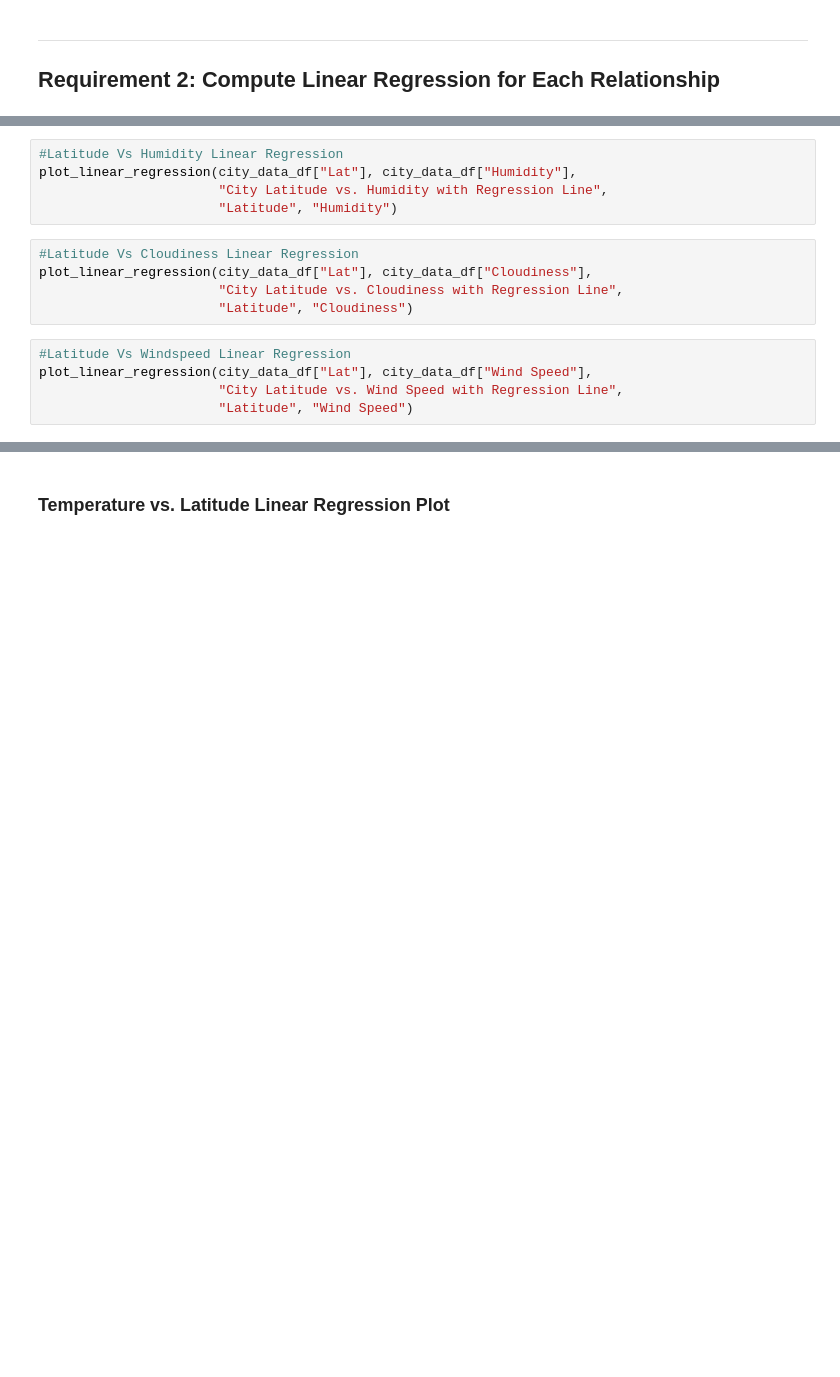
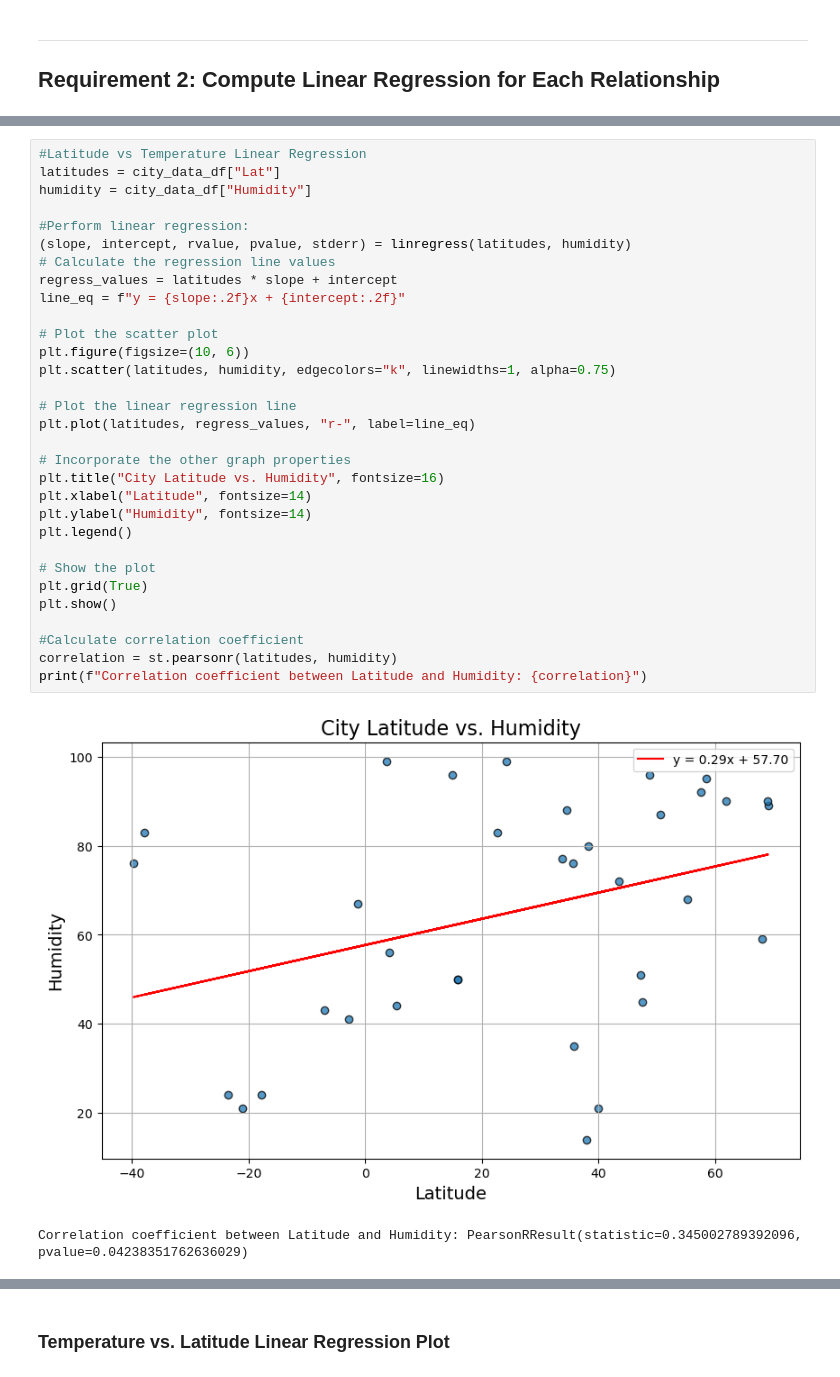
Before and after one commit to mascee/python-api-challenge, a Jupyter notebook: WeatherPy/WeatherPy.ipynb, the cells around one changed output, grey strips where cells are left out. Cells and saved outputs as stored; diff of their text form; blank space fills up the shorter version.

```diff
--- a/WeatherPy/WeatherPy.ipynb
+++ b/WeatherPy/WeatherPy.ipynb
@@ -412,15 +422,34 @@ plt.show()
-# %%
-#Latitude Vs Humidity Linear Regression
-plot_linear_regression(city_data_df["Lat"], city_data_df["Humidity"],
-                       "City Latitude vs. Humidity with Regression Line",
-                       "Latitude", "Humidity")
-# %%
-#Latitude Vs Cloudiness Linear Regression
-plot_linear_regression(city_data_df["Lat"], city_data_df["Cloudiness"],
-                       "City Latitude vs. Cloudiness with Regression Line",
-                       "Latitude", "Cloudiness")
-# %%
-#Latitude Vs Windspeed Linear Regression
-plot_linear_regression(city_data_df["Lat"], city_data_df["Wind Speed"],
-                       "City Latitude vs. Wind Speed with Regression Line",
-                       "Latitude", "Wind Speed")
+# %%
+#Latitude vs Temperature Linear Regression
+latitudes = city_data_df["Lat"]
+humidity = city_data_df["Humidity"]
+
+#Perform linear regression:
+(slope, intercept, rvalue, pvalue, stderr) = linregress(latitudes, humidity)
+# Calculate the regression line values
+regress_values = latitudes * slope + intercept
+line_eq = f"y = {slope:.2f}x + {intercept:.2f}"
+
+# Plot the scatter plot
+plt.figure(figsize=(10, 6))
+plt.scatter(latitudes, humidity, edgecolors="k", linewidths=1, alpha=0.75)
+
+# Plot the linear regression line
+plt.plot(latitudes, regress_values, "r-", label=line_eq)
+
+# Incorporate the other graph properties
+plt.title("City Latitude vs. Humidity", fontsize=16)
+plt.xlabel("Latitude", fontsize=14)
+plt.ylabel("Humidity", fontsize=14)
+plt.legend()
+
+# Show the plot
+plt.grid(True)
+plt.show()
+
+#Calculate correlation coefficient
+correlation = st.pearsonr(latitudes, humidity)
+print(f"Correlation coefficient between Latitude and Humidity: {correlation}")
+# %% [output]
+[figure, added]
+Correlation coefficient between Latitude and Humidity: PearsonRResult(statistic=0.345002789392096, pvalue=0.04238351762636029)
```
Also changed, not shown: parts of 34 cells of this notebook, 2 other files.
